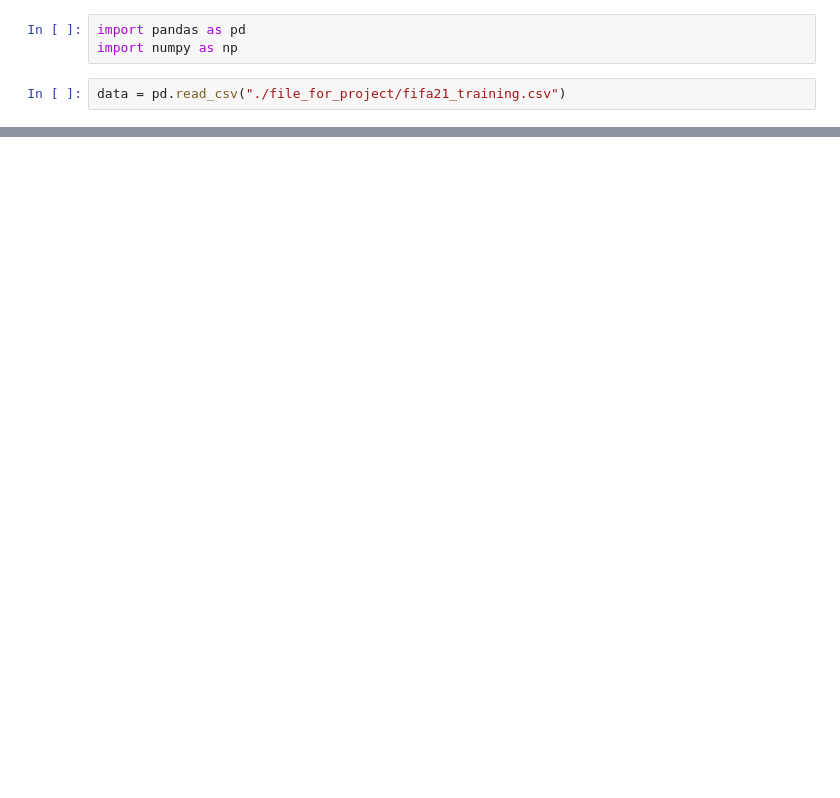
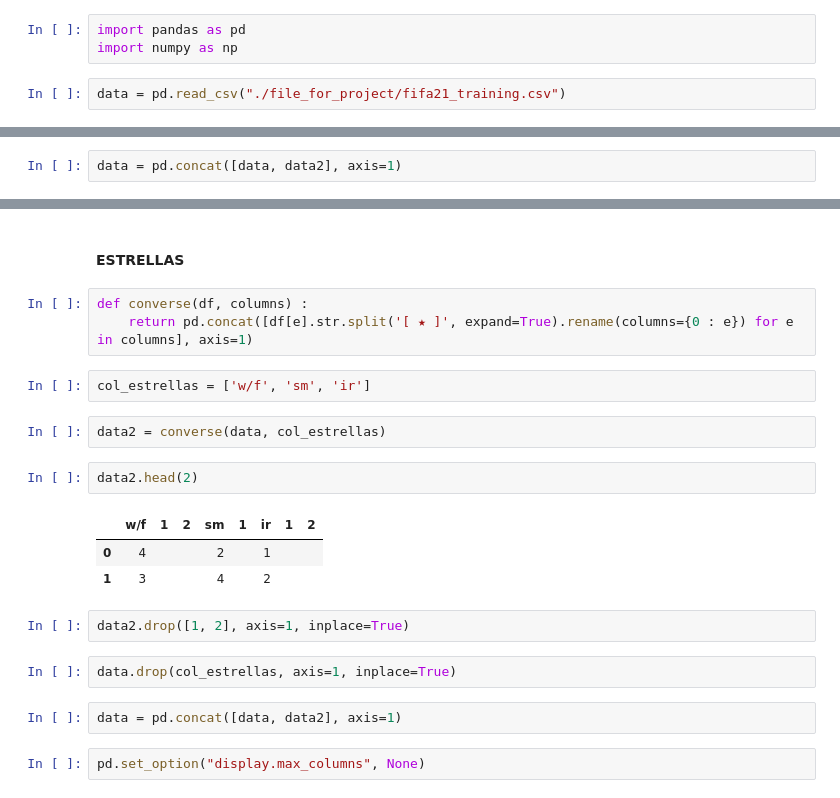
Before and after one commit to Inescgamez/lessons, a Jupyter notebook: unit_1/FIFA Project/fifa_project.ipynb, the cells around one changed output, grey strips where cells are left out. Cells and saved outputs as stored; diff of their text form; blank space fills up the shorter version.

```diff
--- a/unit_1/FIFA Project/fifa_project.ipynb
+++ b/unit_1/FIFA Project/fifa_project.ipynb
@@ -65,0 +97,2 @@ float(data['Height'][0].split("'")[0])*12 + float(data['Height'][0].split("'")[1
+# %%
+data = pd.concat([data, data2], axis=1)
@@ -65,0 +109,23 @@ float(data['Height'][0].split("'")[0])*12 + float(data['Height'][0].split("'")[1
+# %% [markdown]
+#### ESTRELLAS
+# %%
+def converse(df, columns) :
+    return pd.concat([df[e].str.split('[ ★ ]', expand=True).rename(columns={0 : e}) for e in columns], axis=1)
+# %%
+col_estrellas = ['w/f', 'sm', 'ir']
+# %%
+data2 = converse(data, col_estrellas)
+# %%
+data2.head(2)
+# %% [output]
+|  | w/f | 1 | 2 | sm | 1 | ir | 1 | 2 |
+| 0 | 4 |  |  | 2 |  | 1 |  |  |
+| 1 | 3 |  |  | 4 |  | 2 |  |  |
+# %%
+data2.drop([1, 2], axis=1, inplace=True)
+# %%
+data.drop(col_estrellas, axis=1, inplace=True)
+# %%
+data = pd.concat([data, data2], axis=1)
+# %%
+pd.set_option("display.max_columns", None)
```
Also changed, not shown: parts of 86 cells of this notebook, 5 other files.
